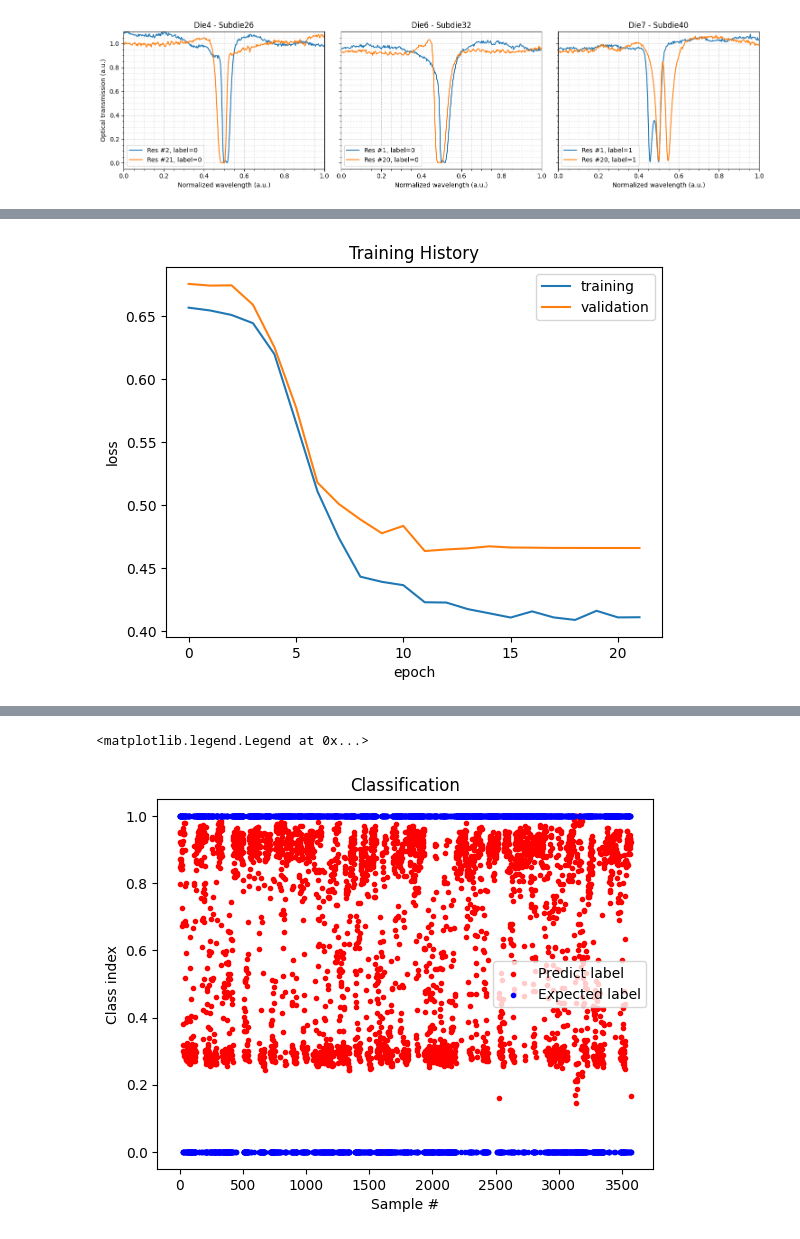
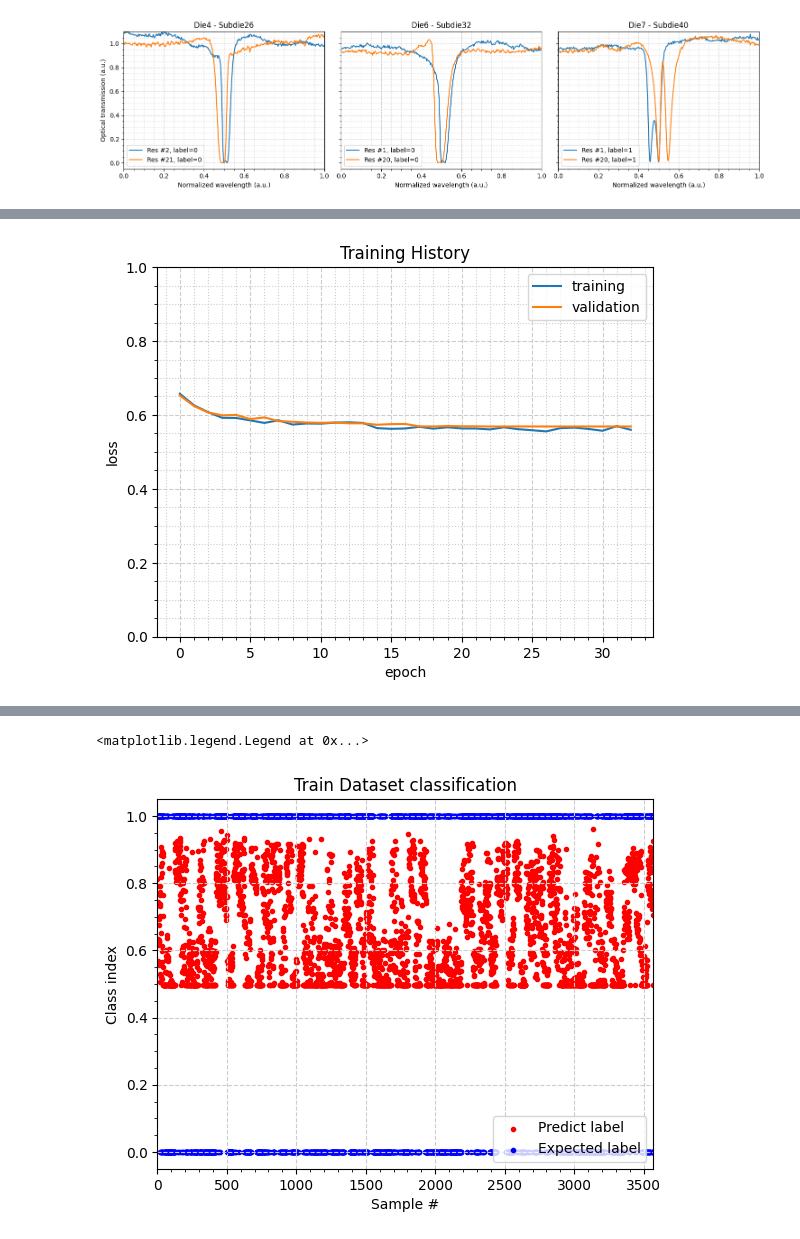
Before and after one commit to saricongi/Exam_ML_Unipv_2023_SC, a Jupyter notebook: 1D_CNN_1.ipynb, the cells around one changed output, grey strips where cells are left out. Cells and saved outputs as stored; diff of their text form; code cells hidden in the pictures.

```diff
--- a/1D_CNN_1.ipynb
+++ b/1D_CNN_1.ipynb
@@ -252,18 +252,21 @@ dropoutRate = 0.25
 # %%
+featureArrayLength = (ytrain.shape[1],ytrain.shape[2])
+dropoutRate = 0.25
+
 batch_size = 128
 n_epochs = 50
-n_neurons = 40
+n_neurons = 4
 
 ####
 inputList = Input(shape=(featureArrayLength))
 x = Conv1D(20, kernel_size=3, data_format="channels_last", strides=1, padding="valid", activation='relu')(inputList)
 x = AveragePooling1D(pool_size=2)(x)
-#
-x = Conv1D(40, kernel_size=3, data_format="channels_last", strides=1, padding="valid", activation='relu')(x)
-x = AveragePooling1D(pool_size=4)(x)
-#
-x = Conv1D(60, kernel_size=3, data_format="channels_last", strides=1, padding="valid", activation='relu')(x)
-x = AveragePooling1D(pool_size=8)(x)
+# #
+# x = Conv1D(40, kernel_size=3, data_format="channels_last", strides=1, padding="valid", activation='relu')(x)
+# x = AveragePooling1D(pool_size=4)(x)
+# #
+# x = Conv1D(60, kernel_size=3, data_format="channels_last", strides=1, padding="valid", activation='relu')(x)
+# x = AveragePooling1D(pool_size=8)(x)
 #
 x = Flatten()(x)
 x = Dense(n_neurons, activation='relu')(x)
@@ -517,11 +525,16 @@ plt.plot(history.history['val_loss'])
 # plt.yscale('log')
 plt.title('Training History')
 plt.ylabel('loss')
+plt.ylim(0,1)
 plt.xlabel('epoch')
+plt.minorticks_on()
+plt.tick_params(axis='x', which='both', direction='out')
+plt.grid(which='major', color='#CCCCCC', linestyle='--')
+plt.grid(which='minor', color='#CCCCCC', linestyle=':')
 plt.legend(['training', 'validation'], loc='upper right')
 plt.show()
 # %% [output]
-[figure, old version]
+[figure, new version]
 # %%
 labels = ['single peak', 'double peak']
 
@@ -535,8 +548,13 @@ print(predict.shape)
 # plt.hist(predict, len(predict[:,0]), color='red',  density=True, histtype='step', fill=True, linewidth=1.5)
 plt.scatter(np.linspace(1,len(predict[:,0]),len(predict[:,0])), predict[:,0], color='red', marker='.', label='Predict label')
 plt.scatter(np.linspace(1,len(predict[:,0]),len(predict[:,0])), ztest[:,0], color='blue', marker='.', label='Expected label')
-plt.title('Classification')
+plt.title('Train Dataset classification')
 plt.ylabel('Class index')
+plt.xlim(0,len(predict[:,0]))
+plt.minorticks_on()
+plt.tick_params(axis='x', which='both', direction='out')
+plt.grid(which='major', color='#CCCCCC', linestyle='--')
+# plt.grid(which='minor', color='#CCCCCC', linestyle=':')
 plt.xlabel('Sample #')
 plt.legend()
 # %% [output]
@@ -546,7 +564,7 @@ ztest shape:
 Predict shape:
 (3569, 1)
 <matplotlib.legend.Legend at 0x...>
-[figure, old version]
+[figure, new version]
 # %%
 import pandas as pd
 from sklearn.metrics import roc_curve, auc
```
Also changed, not shown: parts of 17 cells of this notebook.
